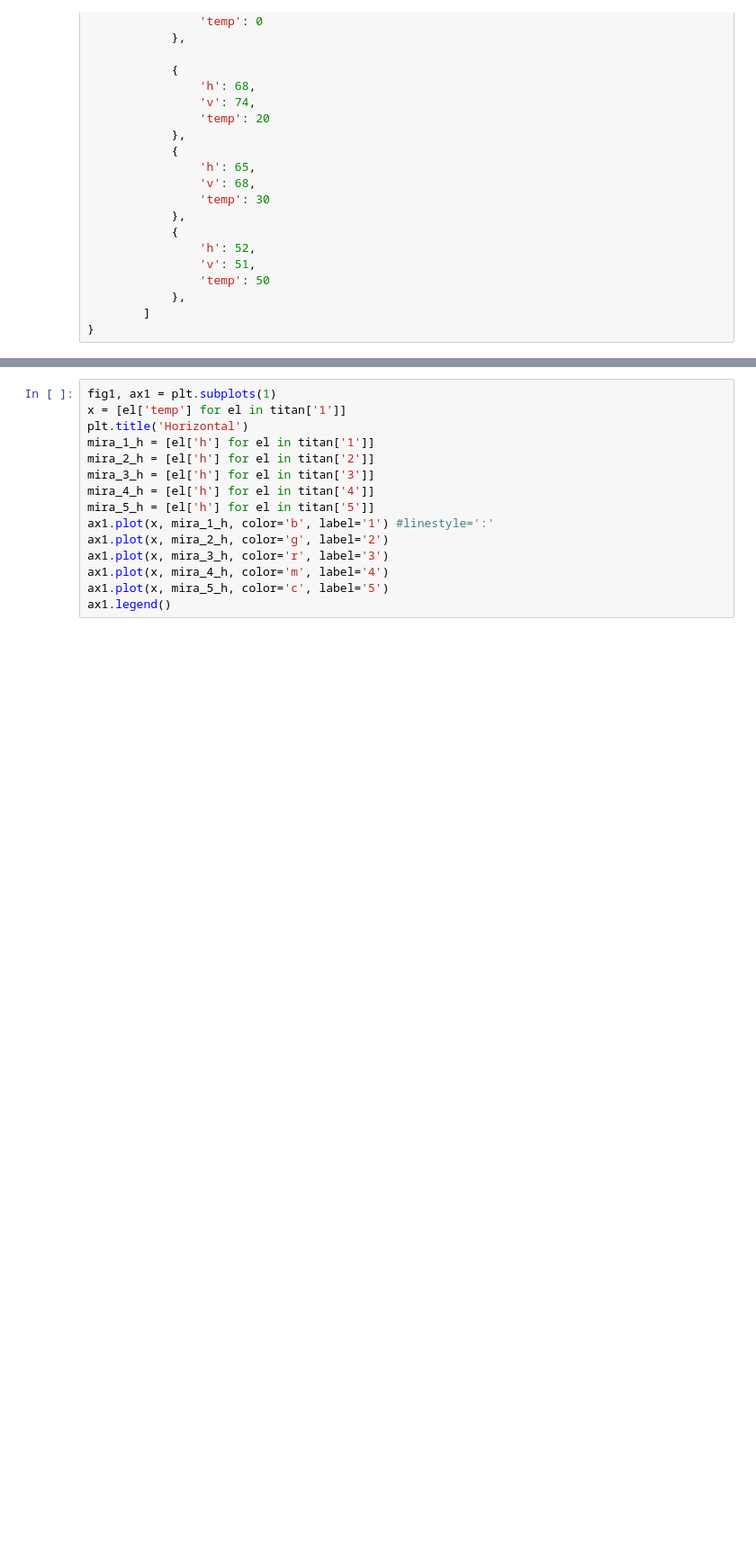
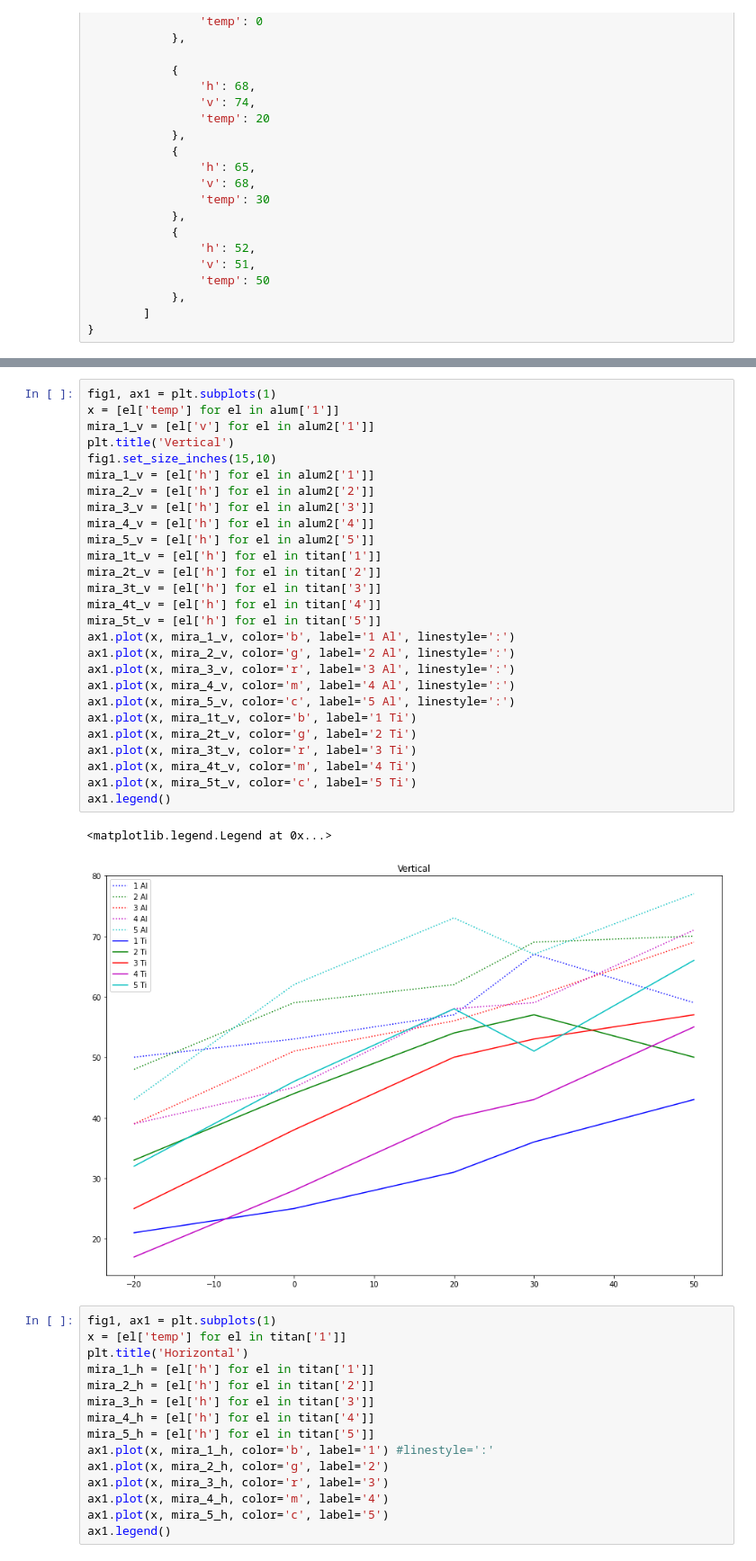
Before and after one commit to MariaKlimova/hyperspectrometer-drones, a Jupyter notebook: temperature.ipynb, the cells around one changed output, grey strips where cells are left out. Shown: that part at 90% size. Saved outputs shown, nothing was run; the diff lists cells and outputs as text; blank space fills up the shorter version.

```diff
--- a/temperature.ipynb
+++ b/temperature.ipynb
@@ -500,3 +529,33 @@ ax1.legend()
+# %%
+fig1, ax1 = plt.subplots(1)
+x = [el['temp'] for el in alum['1']]
+mira_1_v = [el['v'] for el in alum2['1']]
+plt.title('Vertical')
+fig1.set_size_inches(15,10)
+mira_1_v = [el['h'] for el in alum2['1']]
+mira_2_v = [el['h'] for el in alum2['2']]
+mira_3_v = [el['h'] for el in alum2['3']]
+mira_4_v = [el['h'] for el in alum2['4']]
+mira_5_v = [el['h'] for el in alum2['5']]
+mira_1t_v = [el['h'] for el in titan['1']]
+mira_2t_v = [el['h'] for el in titan['2']]
+mira_3t_v = [el['h'] for el in titan['3']]
+mira_4t_v = [el['h'] for el in titan['4']]
+mira_5t_v = [el['h'] for el in titan['5']]
+ax1.plot(x, mira_1_v, color='b', label='1 Al', linestyle=':')
+ax1.plot(x, mira_2_v, color='g', label='2 Al', linestyle=':')
+ax1.plot(x, mira_3_v, color='r', label='3 Al', linestyle=':')
+ax1.plot(x, mira_4_v, color='m', label='4 Al', linestyle=':')
+ax1.plot(x, mira_5_v, color='c', label='5 Al', linestyle=':')
+ax1.plot(x, mira_1t_v, color='b', label='1 Ti')
+ax1.plot(x, mira_2t_v, color='g', label='2 Ti')
+ax1.plot(x, mira_3t_v, color='r', label='3 Ti')
+ax1.plot(x, mira_4t_v, color='m', label='4 Ti')
+ax1.plot(x, mira_5t_v, color='c', label='5 Ti')
+ax1.legend()
+# %% [output]
+<matplotlib.legend.Legend at 0x...>
+[figure, added]
 # %%
 fig1, ax1 = plt.subplots(1)
 x = [el['temp'] for el in titan['1']]
```
Also changed, not shown: parts of 12 cells of this notebook, 6 other files.
